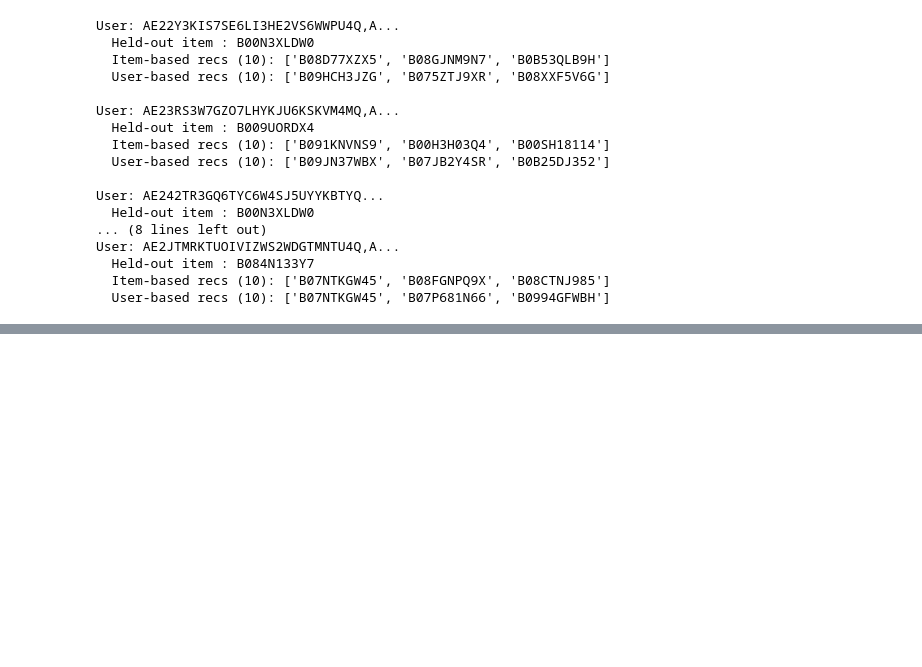
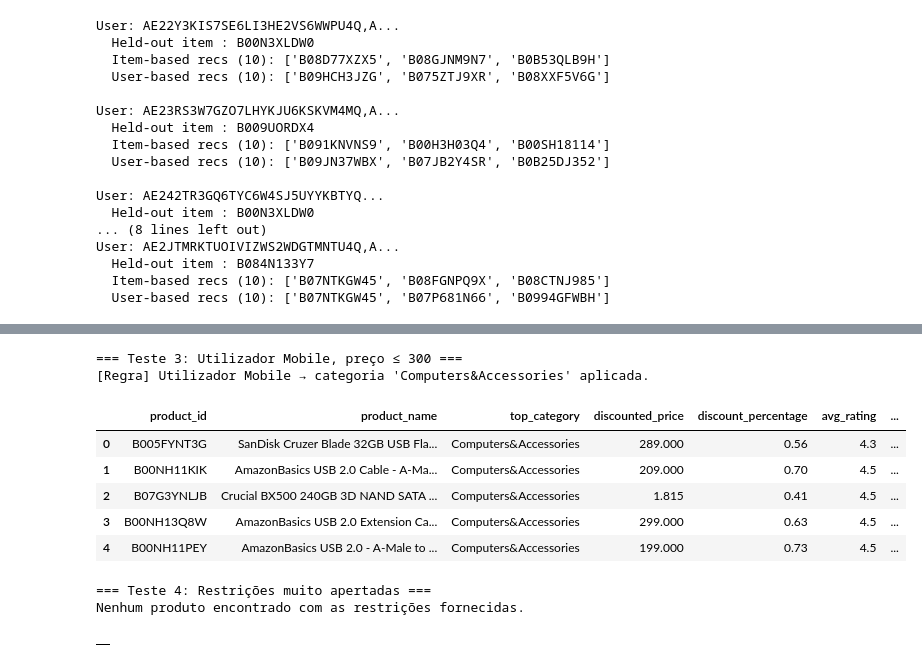
Before and after one commit to jorgemendanhacruz/SistemasDeRecomendacoes_ISEP, a Jupyter notebook: recommender-api/src/models/models.ipynb, the cells around one changed output, grey strips where cells are left out. Drawn from its saved outputs; the diff is of its cells as text; code cells hidden in the pictures; blank space fills up the shorter version.

```diff
--- a/recommender-api/src/models/models.ipynb
+++ b/recommender-api/src/models/models.ipynb
@@ -572,0 +711,33 @@ User: AE2JTMRKTUOIVIZWS2WDGTMNTU4Q,A...
+# %%
+# Teste 3 — Regra demográfica: utilizador Mobile
+# Categoria 'Computers&Accessories' aplicada automaticamente
+print("=== Teste 3: Utilizador Mobile, preço ≤ 300 ===")
+knowledge_based_recommender(
+    max_price=300,
+    min_rating=4.0,
+    used_device='Mobile',
+    n=5
+)
+# %% [output]
+=== Teste 3: Utilizador Mobile, preço ≤ 300 ===
+[Regra] Utilizador Mobile → categoria 'Computers&Accessories' aplicada.
+|  | product_id | product_name | top_category | discounted_price | discount_percentage | avg_rating | ... |
+| 0 | B005FYNT3G | SanDisk Cruzer Blade 32GB USB Fla... | Computers&Accessories | 289.000 | 0.56 | 4.3 | ... |
+| 1 | B00NH11KIK | AmazonBasics USB 2.0 Cable - A-Ma... | Computers&Accessories | 209.000 | 0.70 | 4.5 | ... |
+| 2 | B07G3YNLJB | Crucial BX500 240GB 3D NAND SATA ... | Computers&Accessories | 1.815 | 0.41 | 4.5 | ... |
+| 3 | B00NH13Q8W | AmazonBasics USB 2.0 Extension Ca... | Computers&Accessories | 299.000 | 0.63 | 4.5 | ... |
+| 4 | B00NH11PEY | AmazonBasics USB 2.0 - A-Male to ... | Computers&Accessories | 199.000 | 0.73 | 4.5 | ... |
+# %%
+# Teste 4 — Sem resultados (restrições muito apertadas)
+print("=== Teste 4: Restrições muito apertadas ===")
+knowledge_based_recommender(
+    category='MusicalInstruments',
+    max_price=100,
+    min_rating=4.8,
+    min_discount=0.5,
+    n=5
+)
+# %% [output]
+=== Teste 4: Restrições muito apertadas ===
+Nenhum produto encontrado com as restrições fornecidas.
+|  |
```
Also changed, not shown: parts of 7 cells of this notebook.
